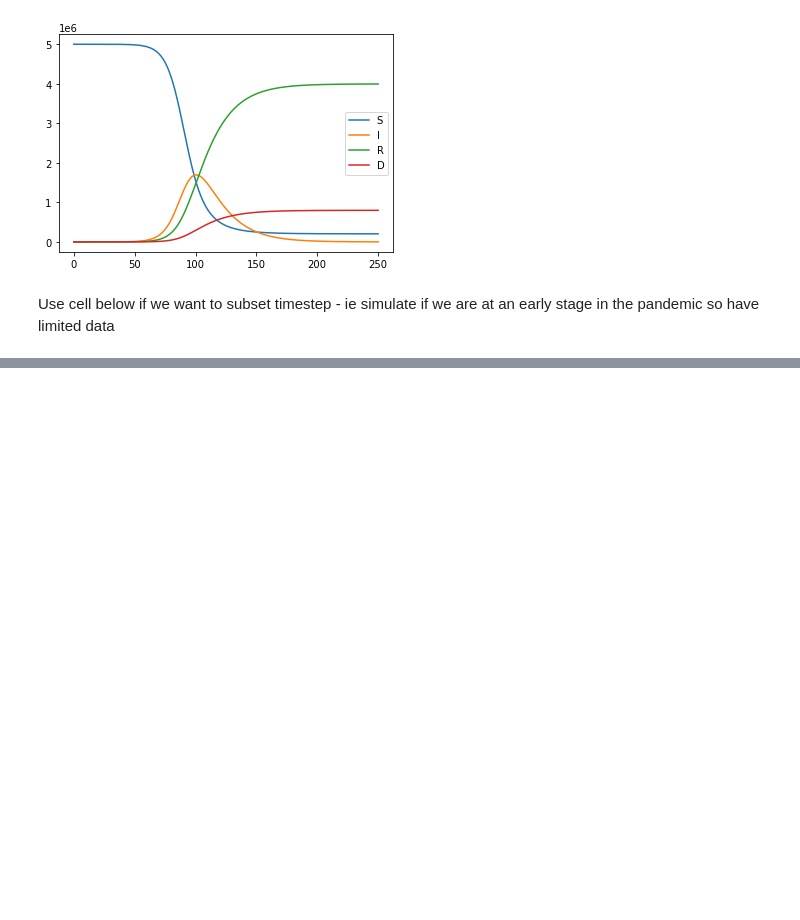
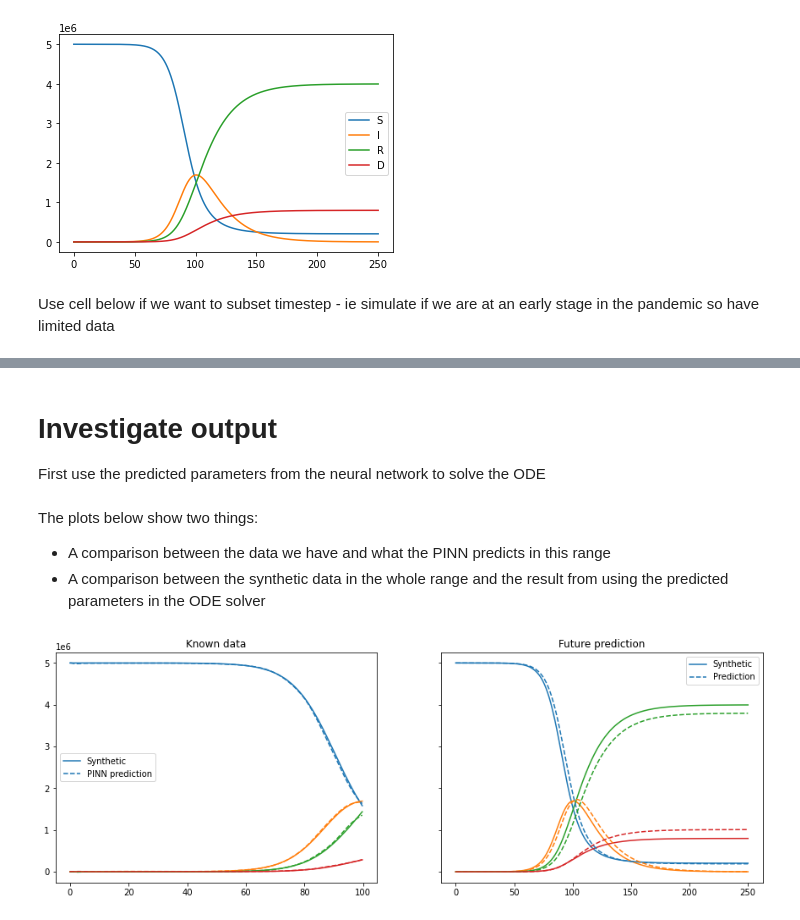
Before and after one commit to Jhammerh92/Deep_Learning_Project_PINN, a Jupyter notebook: DINN_implementation/SIRD_deepxde.ipynb, the cells around one changed output, grey strips where cells are left out. Cells and saved outputs as stored; diff of their text form; code cells hidden in the pictures; blank space fills up the shorter version.

Commit message:
Rework SIRD_deepxde script to use class

```diff
--- a/DINN_implementation/SIRD_deepxde.ipynb
+++ b/DINN_implementation/SIRD_deepxde.ipynb
@@ -204,0 +48,2 @@ ax.legend()
+# %%
+model.train_model(iterations=10000)
@@ -204,0 +68,21 @@ ax.legend()
+# %% [markdown]
+# Investigate output
+First use the predicted parameters from the neural network to solve the ODE
+# %%
+alpha_nn, beta_nn, gamma_nn = model.get_predicted_params()
+t_nn_param, wsol_nn_param, N_nn_param = solver.solve_SIRD(alpha_nn, beta_nn, gamma_nn)
+# %%
+# we need to set the synthetic data as it comes from outside the network
+# the two functions below sets the synthetic data
+model.set_synthetic_data(t_synth, wsol_synth)
+model.set_nn_synthetic_data(t_nn_param, wsol_nn_param)
+# %%
+plot = Plot(model) # class that contains plotting functions
+# %% [markdown]
+The plots below show two things:
+* A comparison between the data we have and what the PINN predicts in this range
+* A comparison between the synthetic data in the whole range and the result from using the predicted parameters in the ODE solver
+# %%
+plot.show_known_and_prediction()
+# %% [output]
+[figure, added]
```
Also changed, not shown: parts of 36 cells of this notebook, 1 other file.
